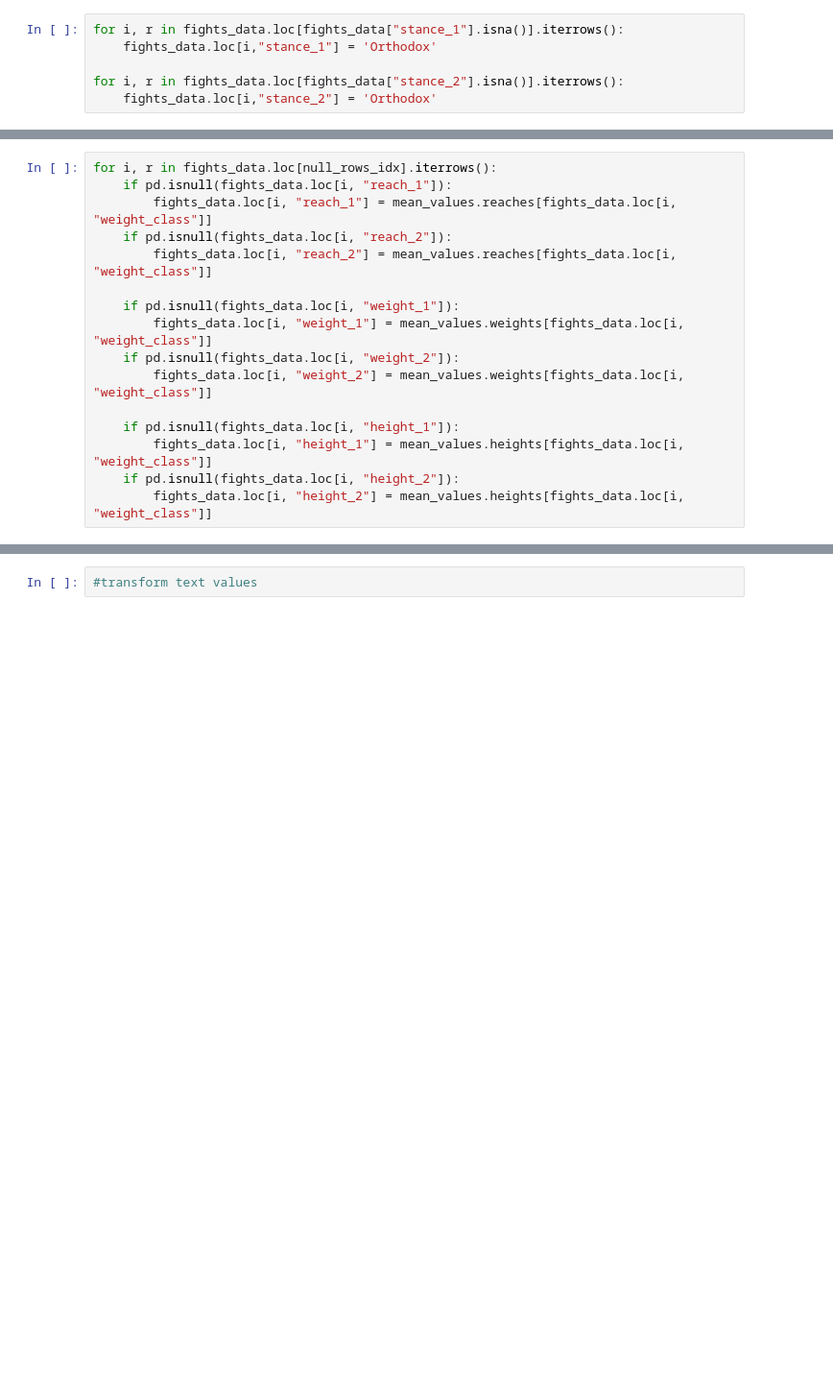
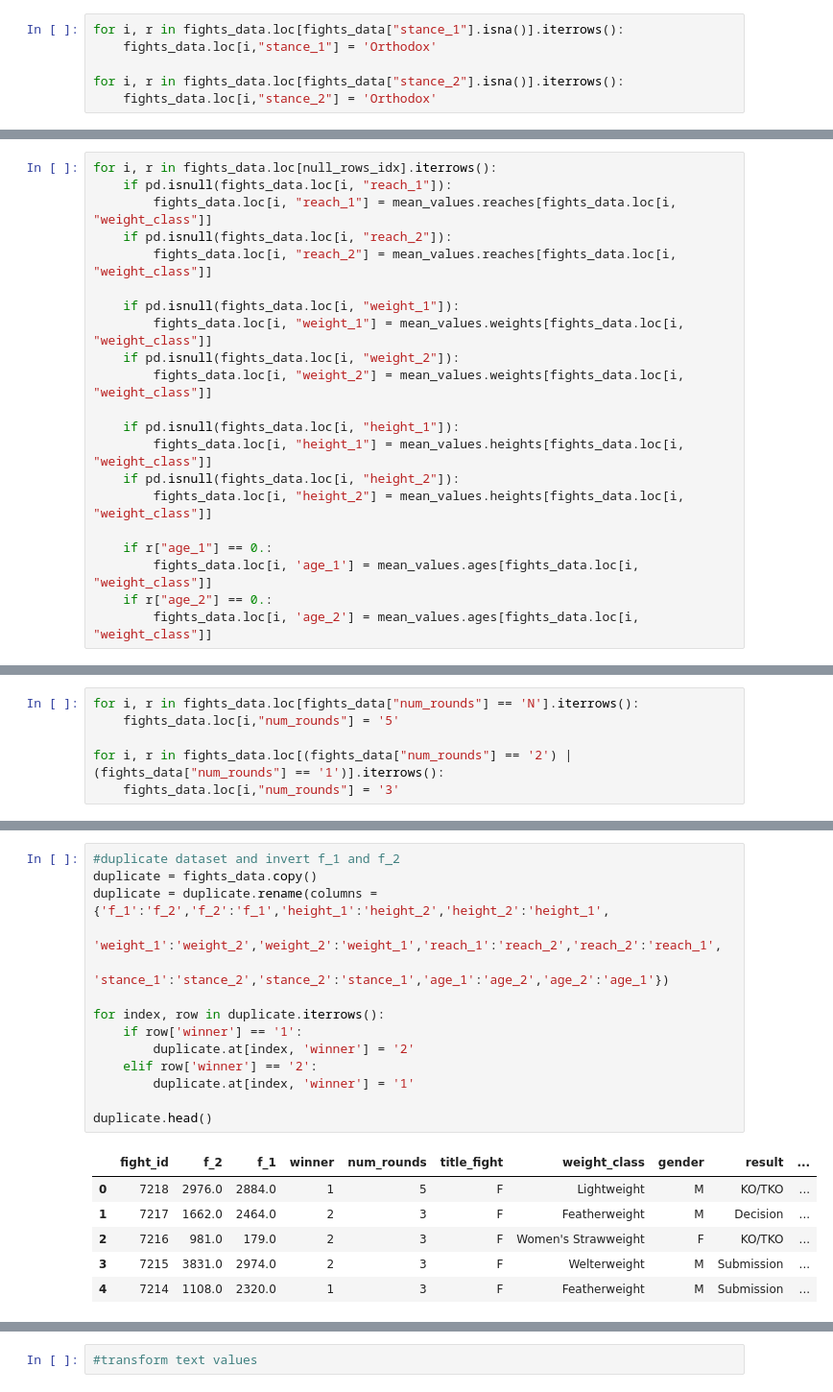
Before and after one commit to 16050/mma-fight-result-predictor, a Jupyter notebook: mma-fight-predictor.ipynb, the cells around one changed output, grey strips where cells are left out. Shown at 96% size. Cells and saved outputs as stored; diff of their text form; blank space fills up the shorter version.

```diff
--- a/mma-fight-predictor.ipynb
+++ b/mma-fight-predictor.ipynb
@@ -240,3 +246,8 @@ for i, r in fights_data.loc[null_rows_idx].iterrows():
         fights_data.loc[i, "height_1"] = mean_values.heights[fights_data.loc[i, "weight_class"]]
     if pd.isnull(fights_data.loc[i, "height_2"]):
         fights_data.loc[i, "height_2"] = mean_values.heights[fights_data.loc[i, "weight_class"]]
+
+    if r["age_1"] == 0.:
+        fights_data.loc[i, 'age_1'] = mean_values.ages[fights_data.loc[i, "weight_class"]]
+    if r["age_2"] == 0.:
+        fights_data.loc[i, 'age_2'] = mean_values.ages[fights_data.loc[i, "weight_class"]]
@@ -258,0 +264,6 @@ fights_data
+# %%
+for i, r in fights_data.loc[fights_data["num_rounds"] == 'N'].iterrows():
+    fights_data.loc[i,"num_rounds"] = '5'
+
+for i, r in fights_data.loc[(fights_data["num_rounds"] == '2') | (fights_data["num_rounds"] == '1')].iterrows():
+    fights_data.loc[i,"num_rounds"] = '3'
@@ -258,0 +274,21 @@ fights_data
+# %%
+#duplicate dataset and invert f_1 and f_2
+duplicate = fights_data.copy()
+duplicate = duplicate.rename(columns = {'f_1':'f_2','f_2':'f_1','height_1':'height_2','height_2':'height_1',
+                                        'weight_1':'weight_2','weight_2':'weight_1','reach_1':'reach_2','reach_2':'reach_1',
+                                        'stance_1':'stance_2','stance_2':'stance_1','age_1':'age_2','age_2':'age_1'})
+
+for index, row in duplicate.iterrows():
+    if row['winner'] == '1':
+        duplicate.at[index, 'winner'] = '2'
+    elif row['winner'] == '2':
+        duplicate.at[index, 'winner'] = '1'
+
+duplicate.head()
+# %% [output]
+|  | fight_id | f_2 | f_1 | winner | num_rounds | title_fight | weight_class | gender | result | ... |
+| 0 | 7218 | 2976.0 | 2884.0 | 1 | 5 | F | Lightweight | M | KO/TKO | ... |
+| 1 | 7217 | 1662.0 | 2464.0 | 2 | 3 | F | Featherweight | M | Decision | ... |
+| 2 | 7216 | 981.0 | 179.0 | 2 | 3 | F | Women's Strawweight | F | KO/TKO | ... |
+| 3 | 7215 | 3831.0 | 2974.0 | 2 | 3 | F | Welterweight | M | Submission | ... |
+| 4 | 7214 | 1108.0 | 2320.0 | 1 | 3 | F | Featherweight | M | Submission | ... |
```
Also changed, not shown: parts of 25 cells of this notebook.
